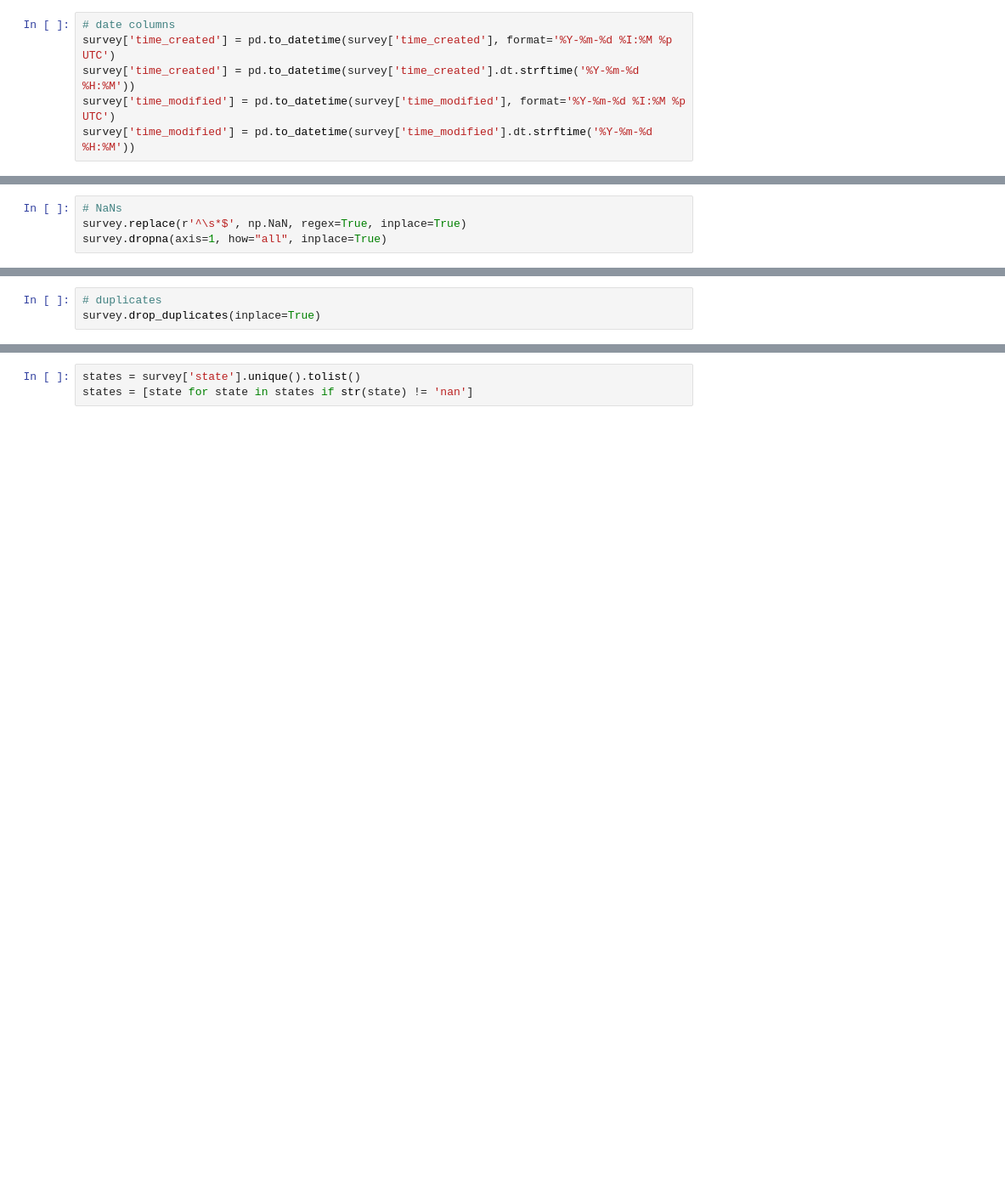
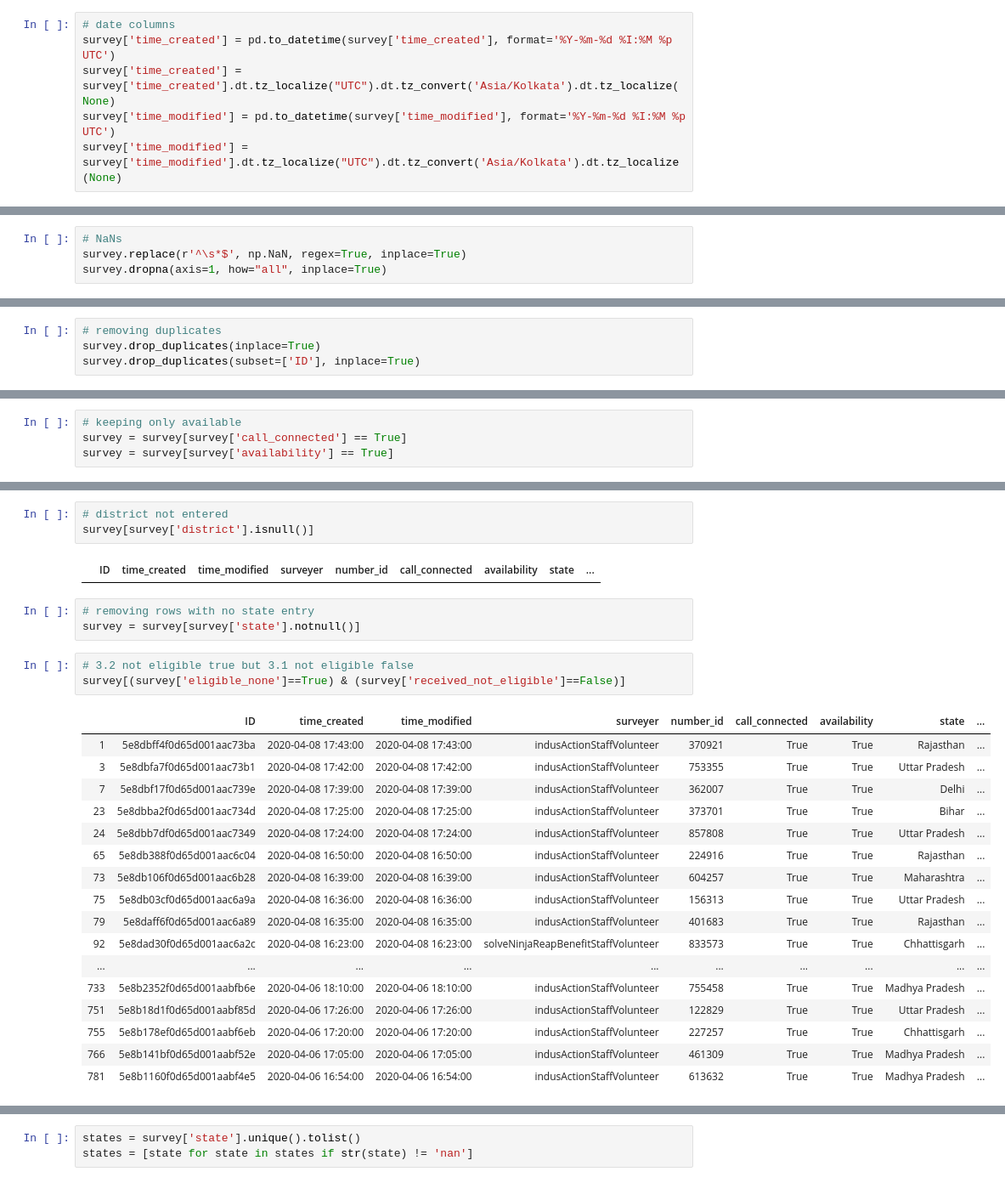
Before and after one commit to shrutijain90/indus-action, a Jupyter notebook: IA_survey_to_dashboard.ipynb, the cells around one changed output, grey strips where cells are left out. Shown: that part at 85% size. Drawn from its saved outputs; the diff is of its cells as text; blank space fills up the shorter version.

```diff
--- a/IA_survey_to_dashboard.ipynb
+++ b/IA_survey_to_dashboard.ipynb
@@ -122,9 +125,9 @@ survey[binary_cols] = survey[binary_cols].replace(to_replace=r'(?i)^(no|false)',
 # %%
 # date columns
 survey['time_created'] = pd.to_datetime(survey['time_created'], format='%Y-%m-%d %I:%M %p UTC')
-survey['time_created'] = pd.to_datetime(survey['time_created'].dt.strftime('%Y-%m-%d %H:%M'))
+survey['time_created'] = survey['time_created'].dt.tz_localize("UTC").dt.tz_convert('Asia/Kolkata').dt.tz_localize(None)
 survey['time_modified'] = pd.to_datetime(survey['time_modified'], format='%Y-%m-%d %I:%M %p UTC')
-survey['time_modified'] = pd.to_datetime(survey['time_modified'].dt.strftime('%Y-%m-%d %H:%M'))
+survey['time_modified'] = survey['time_modified'].dt.tz_localize("UTC").dt.tz_convert('Asia/Kolkata').dt.tz_localize(None)
 # %%
 # state, district, sub district
 def capitalizeName(name):
@@ -146,3 +174,4 @@ survey.dropna(axis=1, how="all", inplace=True)
 # %%
-# duplicates
+# removing duplicates
 survey.drop_duplicates(inplace=True)
+survey.drop_duplicates(subset=['ID'], inplace=True)
@@ -158,0 +178,4 @@ district_dashboard = pd.DataFrame(columns = column_names)
+# %%
+# keeping only available
+survey = survey[survey['call_connected'] == True]
+survey = survey[survey['availability'] == True]
@@ -158,0 +187,29 @@ district_dashboard = pd.DataFrame(columns = column_names)
+# %%
+# district not entered
+survey[survey['district'].isnull()]
+# %% [output]
+|  | ID | time_created | time_modified | surveyer | number_id | call_connected | availability | state | ... |
+# %%
+# removing rows with no state entry
+survey = survey[survey['state'].notnull()]
+# %%
+# 3.2 not eligible true but 3.1 not eligible false
+survey[(survey['eligible_none']==True) & (survey['received_not_eligible']==False)]
+# %% [output]
+|  | ID | time_created | time_modified | surveyer | number_id | call_connected | availability | state | ... |
+| 1 | 5e8dbff4f0d65d001aac73ba | 2020-04-08 17:43:00 | 2020-04-08 17:43:00 | indusActionStaffVolunteer | 370921 | True | True | Rajasthan | ... |
+| 3 | 5e8dbfa7f0d65d001aac73b1 | 2020-04-08 17:42:00 | 2020-04-08 17:42:00 | indusActionStaffVolunteer | 753355 | True | True | Uttar Pradesh | ... |
+| 7 | 5e8dbf17f0d65d001aac739e | 2020-04-08 17:39:00 | 2020-04-08 17:39:00 | indusActionStaffVolunteer | 362007 | True | True | Delhi | ... |
+| 23 | 5e8dbba2f0d65d001aac734d | 2020-04-08 17:25:00 | 2020-04-08 17:25:00 | indusActionStaffVolunteer | 373701 | True | True | Bihar | ... |
+| 24 | 5e8dbb7df0d65d001aac7349 | 2020-04-08 17:24:00 | 2020-04-08 17:24:00 | indusActionStaffVolunteer | 857808 | True | True | Uttar Pradesh | ... |
+| 65 | 5e8db388f0d65d001aac6c04 | 2020-04-08 16:50:00 | 2020-04-08 16:50:00 | indusActionStaffVolunteer | 224916 | True | True | Rajasthan | ... |
+| 73 | 5e8db106f0d65d001aac6b28 | 2020-04-08 16:39:00 | 2020-04-08 16:39:00 | indusActionStaffVolunteer | 604257 | True | True | Maharashtra | ... |
+| 75 | 5e8db03cf0d65d001aac6a9a | 2020-04-08 16:36:00 | 2020-04-08 16:36:00 | indusActionStaffVolunteer | 156313 | True | True | Uttar Pradesh | ... |
+| 79 | 5e8daff6f0d65d001aac6a89 | 2020-04-08 16:35:00 | 2020-04-08 16:35:00 | indusActionStaffVolunteer | 401683 | True | True | Rajasthan | ... |
+| 92 | 5e8dad30f0d65d001aac6a2c | 2020-04-08 16:23:00 | 2020-04-08 16:23:00 | solveNinjaReapBenefitStaffVolunteer | 833573 | True | True | Chhattisgarh | ... |
+| ... | ... | ... | ... | ... | ... | ... | ... | ... | ... |
+| 733 | 5e8b2352f0d65d001aabfb6e | 2020-04-06 18:10:00 | 2020-04-06 18:10:00 | indusActionStaffVolunteer | 755458 | True | True | Madhya Pradesh | ... |
+| 751 | 5e8b18d1f0d65d001aabf85d | 2020-04-06 17:26:00 | 2020-04-06 17:26:00 | indusActionStaffVolunteer | 122829 | True | True | Uttar Pradesh | ... |
+| 755 | 5e8b178ef0d65d001aabf6eb | 2020-04-06 17:20:00 | 2020-04-06 17:20:00 | indusActionStaffVolunteer | 227257 | True | True | Chhattisgarh | ... |
+| 766 | 5e8b141bf0d65d001aabf52e | 2020-04-06 17:05:00 | 2020-04-06 17:05:00 | indusActionStaffVolunteer | 461309 | True | True | Madhya Pradesh | ... |
+| 781 | 5e8b1160f0d65d001aabf4e5 | 2020-04-06 16:54:00 | 2020-04-06 16:54:00 | indusActionStaffVolunteer | 613632 | True | True | Madhya Pradesh | ... |
```
Also changed, not shown: parts of 27 cells of this notebook.
